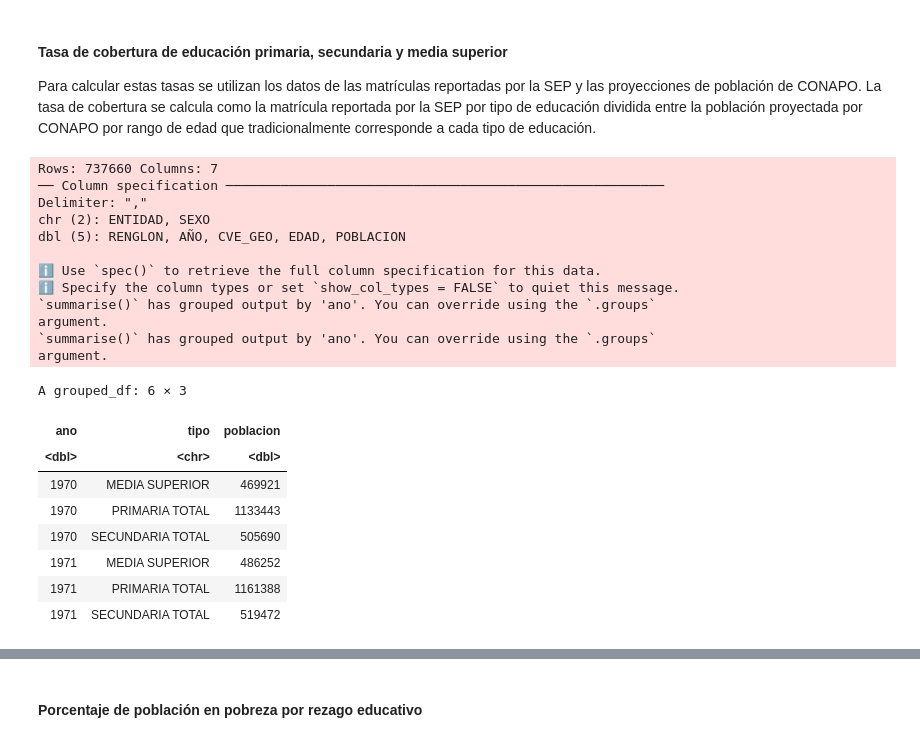
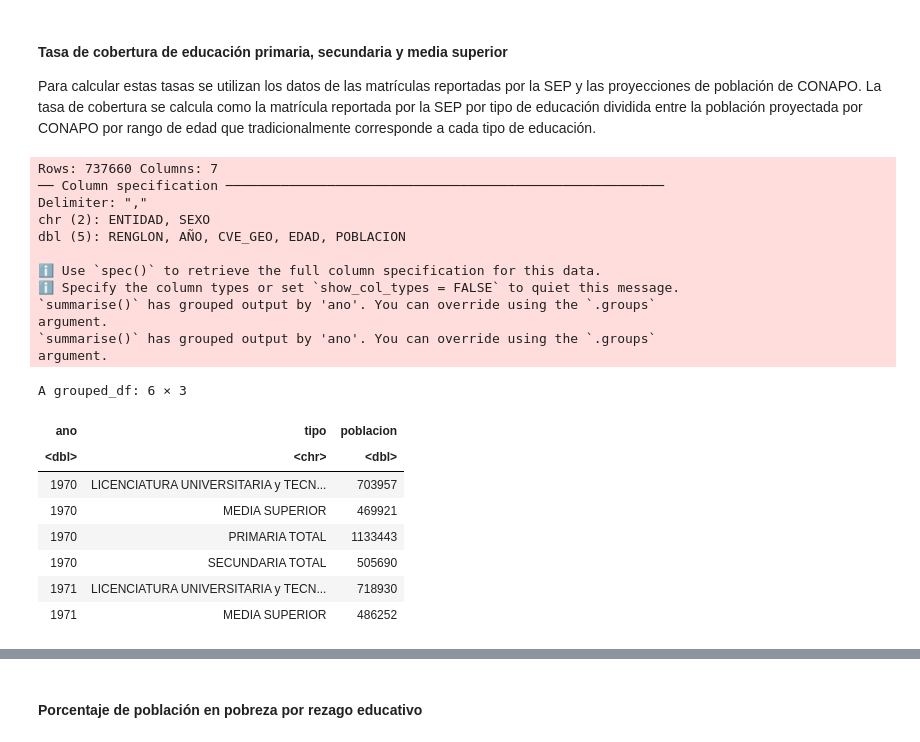
Before and after one commit to cpyp-ipdp/pgd_cdmx, a Jupyter notebook: indicadores/educacion_ciencia/indicadores_educ_ciencia_tec_pgd.ipynb, the cells around one changed output, grey strips where cells are left out. Cells and saved outputs as stored; diff of their text form; code cells hidden in the pictures.

```diff
--- a/indicadores/educacion_ciencia/indicadores_educ_ciencia_tec_pgd.ipynb
+++ b/indicadores/educacion_ciencia/indicadores_educ_ciencia_tec_pgd.ipynb
@@ -285,37 +283,38 @@ conapo<-read_csv("https://conapo.segob.gob.mx/work/models/CONAPO/Datos_Abiertos/
 group_by(ano,edad)%>%
     summarise(poblacion= sum(poblacion))%>%
 mutate(tipo=
 case_when(edad>=6 & edad<=11 ~ "PRIMARIA TOTAL",
           edad>=12 & edad<=14 ~ "SECUNDARIA TOTAL",
-            edad>=15 & edad<=17 ~ "MEDIA SUPERIOR"
+            edad>=15 & edad<=17 ~ "MEDIA SUPERIOR",
+            edad>=18 & edad<=22 ~ "LICENCIATURA UNIVERSITARIA y TECNOLOGICA"
             )
 )%>%
 #Eliminar si tipo es NA
 filter(!is.na(tipo))%>%
 group_by(ano,tipo)%>%
 summarise(poblacion=sum(poblacion))
 
 
 head(conapo)
 # %% [output]
 Rows: 737660 Columns: 7
 ── Column specification ────────────────────────────────────────────────────────
 Delimiter: ","
 chr (2): ENTIDAD, SEXO
 dbl (5): RENGLON, AÑO, CVE_GEO, EDAD, POBLACION
 
 ℹ Use `spec()` to retrieve the full column specification for this data.
 ℹ Specify the column types or set `show_col_types = FALSE` to quiet this message.
 `summarise()` has grouped output by 'ano'. You can override using the `.groups`
 argument.
 `summarise()` has grouped output by 'ano'. You can override using the `.groups`
 argument.
 A grouped_df: 6 × 3
 | ano | tipo | poblacion |
 | <dbl> | <chr> | <dbl> |
+| 1970 | LICENCIATURA UNIVERSITARIA y TECN... | 703957 |
 | 1970 | MEDIA SUPERIOR | 469921 |
 | 1970 | PRIMARIA TOTAL | 1133443 |
 | 1970 | SECUNDARIA TOTAL | 505690 |
+| 1971 | LICENCIATURA UNIVERSITARIA y TECN... | 718930 |
 | 1971 | MEDIA SUPERIOR | 486252 |
-| 1971 | PRIMARIA TOTAL | 1161388 |
-| 1971 | SECUNDARIA TOTAL | 519472 |
```
Also changed, not shown: parts of 6 cells of this notebook.
